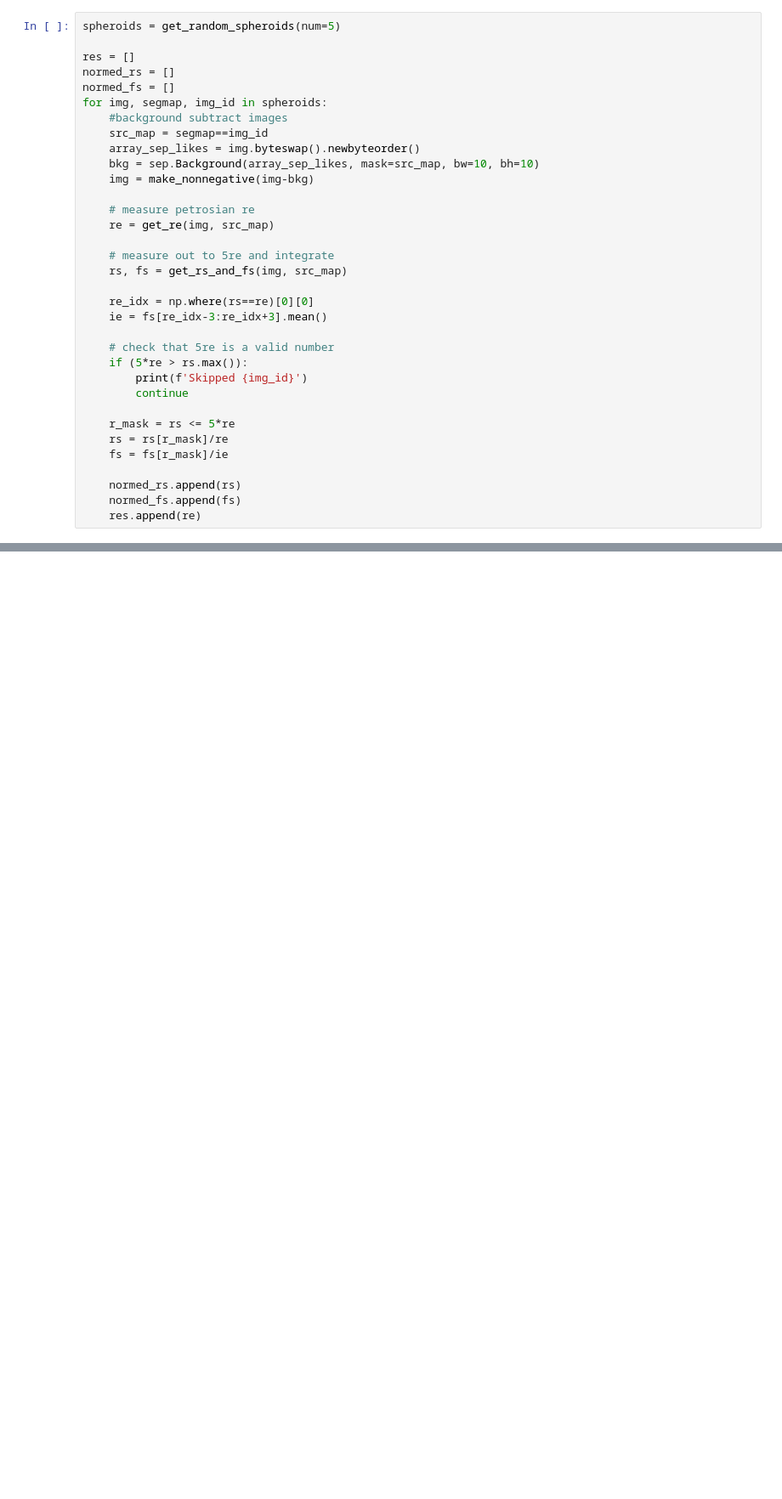
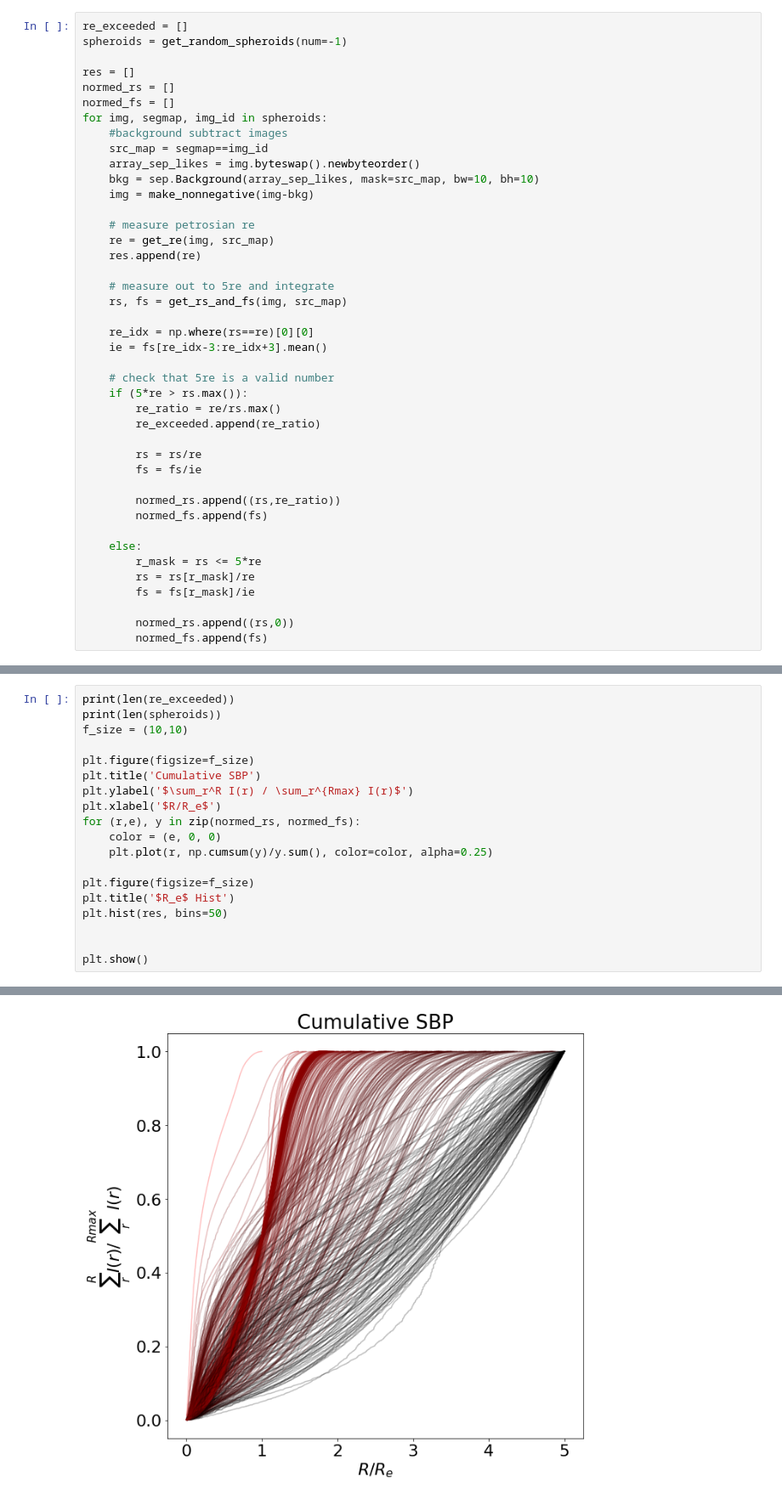
Before and after one commit to ryanhausen/gp-imgs, a Jupyter notebook: post_stuff/ReDistUsingPetrosian.ipynb, the cells around one changed output, grey strips where cells are left out. Shown at 85% size. Cells and saved outputs as stored; diff of their text form; blank space fills up the shorter version.

```diff
--- a/post_stuff/ReDistUsingPetrosian.ipynb
+++ b/post_stuff/ReDistUsingPetrosian.ipynb
@@ -98,6 +103,7 @@ def get_re(img, src_map):
 # Petrosian Helpers ----------------------------------------------------------
 # %%
-spheroids = get_random_spheroids(num=5)
+re_exceeded = []
+spheroids = get_random_spheroids(num=-1)
 
 res = []
 normed_rs = []
@@ -111,6 +117,7 @@ for img, segmap, img_id in spheroids:
 
     # measure petrosian re
     re = get_re(img, src_map)
+    res.append(re)
 
     # measure out to 5re and integrate
     rs, fs = get_rs_and_fs(img, src_map)
@@ -120,13 +127,19 @@ for img, segmap, img_id in spheroids:
 
     # check that 5re is a valid number
     if (5*re > rs.max()):
-        print(f'Skipped {img_id}')
-        continue
+        re_ratio = re/rs.max()
+        re_exceeded.append(re_ratio)
 
-    r_mask = rs <= 5*re
-    rs = rs[r_mask]/re
-    fs = fs[r_mask]/ie
+        rs = rs/re
+        fs = fs/ie
 
-    normed_rs.append(rs)
-    normed_fs.append(fs)
-    res.append(re)
+        normed_rs.append((rs,re_ratio))
+        normed_fs.append(fs)
+
+    else:
+        r_mask = rs <= 5*re
+        rs = rs[r_mask]/re
+        fs = fs[r_mask]/ie
+
+        normed_rs.append((rs,0))
+        normed_fs.append(fs)
@@ -134,0 +146,20 @@ ValueError: attempt to get argmin of an empty sequence
+# %%
+print(len(re_exceeded))
+print(len(spheroids))
+f_size = (10,10)
+
+plt.figure(figsize=f_size)
+plt.title('Cumulative SBP')
+plt.ylabel('$\sum_r^R I(r) / \sum_r^{Rmax} I(r)$')
+plt.xlabel('$R/R_e$')
+for (r,e), y in zip(normed_rs, normed_fs):
+    color = (e, 0, 0)
+    plt.plot(r, np.cumsum(y)/y.sum(), color=color, alpha=0.25)
+
+plt.figure(figsize=f_size)
+plt.title('$R_e$ Hist')
+plt.hist(res, bins=50)
+
+
+plt.show()
+# %% [output]
@@ -134,0 +168 @@ ValueError: attempt to get argmin of an empty sequence
+[figure, added]
```
Also changed, not shown: parts of 4 cells of this notebook.
